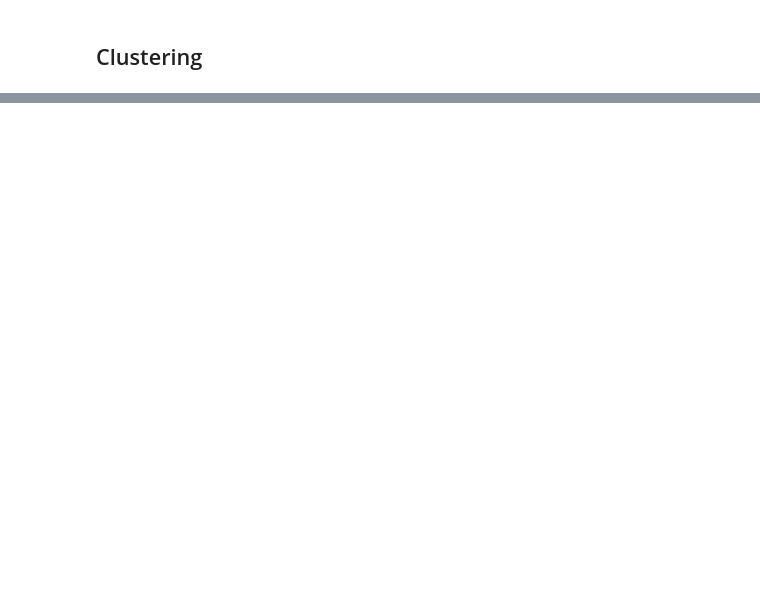
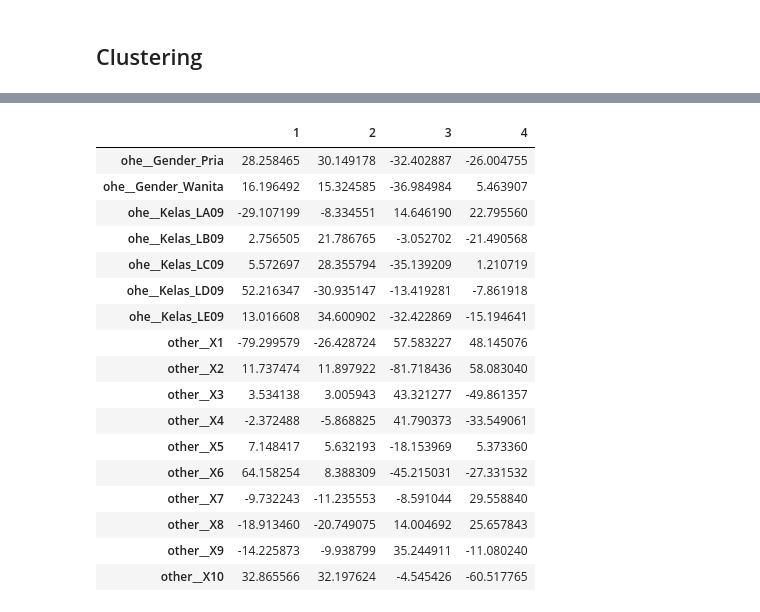
Before and after one commit to williamuntung/Pengaruh-Efikasi-Diri-Terhadap-Tingkat-Stress-Periode-UTS-Data-Science-B28, a Jupyter notebook: modeling.ipynb, the cells around one changed output, grey strips where cells are left out. Saved outputs shown, nothing was run; the diff lists cells and outputs as text; code cells hidden in the pictures; blank space fills up the shorter version.

Commit message:
update modeling pipeline (still confuse)

```diff
--- a/modeling.ipynb
+++ b/modeling.ipynb
@@ -302,0 +453,2 @@ Name: count, dtype: int64
+# %%
+y_cols = var_y.columns.tolist()
@@ -302,0 +567,2 @@ Name: count, dtype: int64
+# %%
+df['target'] = temp['stress_level_scaled']
@@ -302,0 +580,18 @@ Name: count, dtype: int64
+# %%
+weights = df['weight']
+
+df = df.drop('weight', axis = 1)
+
+x = df.drop('target', axis = 1)
+y = df['target']
+
+x_train, x_test, y_train, y_test, w_train, w_test = train_test_split(x, y, weights, test_size=0.2, stratify=y, random_state=SEED)
+
+print(x_train.shape)
+print(y_train.shape)
+
+print(x_test.shape)
+print(y_test.shape)
+
+print(y_train.value_counts())
+print(y_test.value_counts())
@@ -302,0 +615,9 @@ Name: count, dtype: int64
+# %%
+m_logit = LogisticRegression(multi_class='multinomial', max_iter = 1000, penalty=None)
+
+model = Pipeline([
+    ('prep', prep),
+    ('logit', m_logit)
+])
+
+model.fit(x_train, y_train, logit__sample_weight=w_train)
@@ -302,0 +648,33 @@ Name: count, dtype: int64
+# %%
+feature_names = model.named_steps['prep'].get_feature_names_out()
+
+coef = model.named_steps['logit'].coef_
+
+classes = model.named_steps['logit'].classes_
+
+coef_df = pd.DataFrame(
+    coef.T,
+    columns=[f'{c}' for c in classes],
+    index = feature_names
+)
+
+coef_df.head(20)
+# %% [output]
+|  | 1 | 2 | 3 | 4 |
+| ohe__Gender_Pria | 28.258465 | 30.149178 | -32.402887 | -26.004755 |
+| ohe__Gender_Wanita | 16.196492 | 15.324585 | -36.984984 | 5.463907 |
+| ohe__Kelas_LA09 | -29.107199 | -8.334551 | 14.646190 | 22.795560 |
+| ohe__Kelas_LB09 | 2.756505 | 21.786765 | -3.052702 | -21.490568 |
+| ohe__Kelas_LC09 | 5.572697 | 28.355794 | -35.139209 | 1.210719 |
+| ohe__Kelas_LD09 | 52.216347 | -30.935147 | -13.419281 | -7.861918 |
+| ohe__Kelas_LE09 | 13.016608 | 34.600902 | -32.422869 | -15.194641 |
+| other__X1 | -79.299579 | -26.428724 | 57.583227 | 48.145076 |
+| other__X2 | 11.737474 | 11.897922 | -81.718436 | 58.083040 |
+| other__X3 | 3.534138 | 3.005943 | 43.321277 | -49.861357 |
+| other__X4 | -2.372488 | -5.868825 | 41.790373 | -33.549061 |
+| other__X5 | 7.148417 | 5.632193 | -18.153969 | 5.373360 |
+| other__X6 | 64.158254 | 8.388309 | -45.215031 | -27.331532 |
+| other__X7 | -9.732243 | -11.235553 | -8.591044 | 29.558840 |
+| other__X8 | -18.913460 | -20.749075 | 14.004692 | 25.657843 |
+| other__X9 | -14.225873 | -9.938799 | 35.244911 | -11.080240 |
+| other__X10 | 32.865566 | 32.197624 | -4.545426 | -60.517765 |
```
Also changed, not shown: parts of 59 cells of this notebook.
